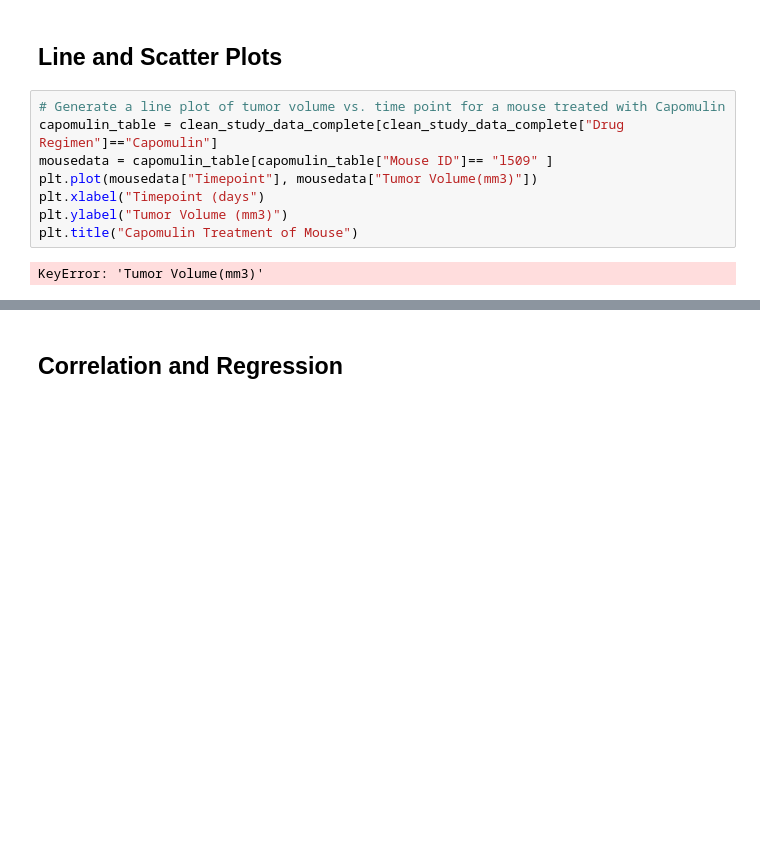
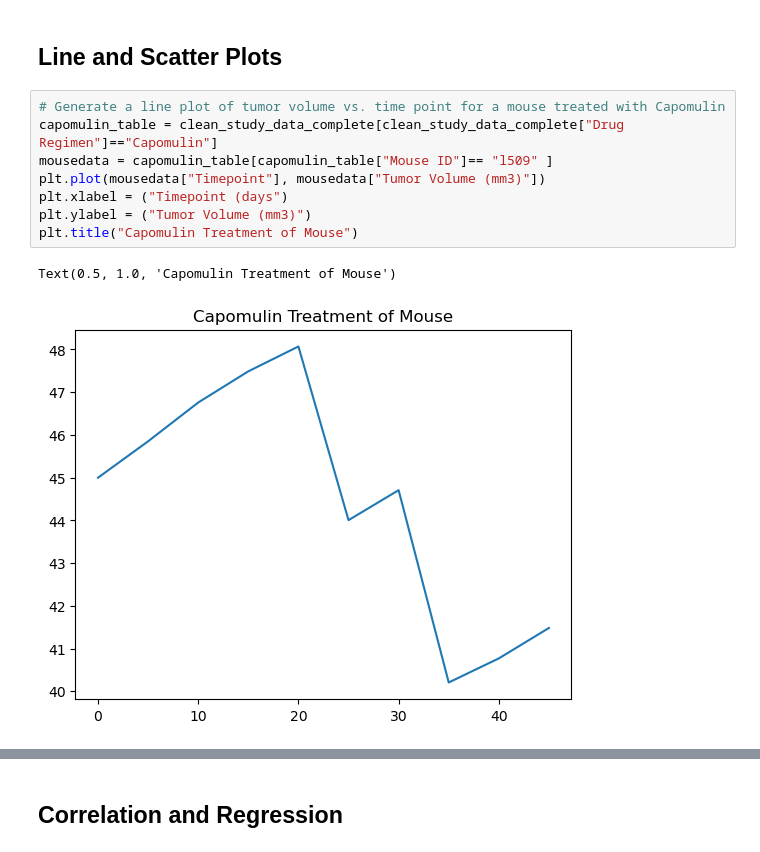
Before and after one commit to Tawn-Scotton/Mathplo_Challenge_Pymaceuticals, a Jupyter notebook: pymaceuticals_starter_last.ipynb, the cells around one changed output, grey strips where cells are left out. Drawn from its saved outputs; the diff is of its cells as text; blank space fills up the shorter version.

```diff
--- a/pymaceuticals_starter_last.ipynb
+++ b/pymaceuticals_starter_last.ipynb
@@ -227,13 +244,14 @@ TypeError: 'str' object is not callable
 # %%
 # Generate a line plot of tumor volume vs. time point for a mouse treated with Capomulin
 capomulin_table = clean_study_data_complete[clean_study_data_complete["Drug Regimen"]=="Capomulin"]
 mousedata = capomulin_table[capomulin_table["Mouse ID"]== "l509" ]
-plt.plot(mousedata["Timepoint"], mousedata["Tumor Volume(mm3)"])
-plt.xlabel("Timepoint (days")
-plt.ylabel("Tumor Volume (mm3)")
+plt.plot(mousedata["Timepoint"], mousedata["Tumor Volume (mm3)"])
+plt.xlabel = ("Timepoint (days")
+plt.ylabel = ("Tumor Volume (mm3)")
 plt.title("Capomulin Treatment of Mouse")
 # %% [output]
-KeyError: 'Tumor Volume(mm3)'
+Text(0.5, 1.0, 'Capomulin Treatment of Mouse')
+[figure, added]
 # %%
 # Generate a scatter plot of average tumor volume vs. mouse weight for the Capomulin regimen
 capomulin_table = clean_study_data_complete[clean_study_data_complete["Drug Regimen"]=="Capomulin"]
```
Also changed, not shown: parts of 10 cells of this notebook.
